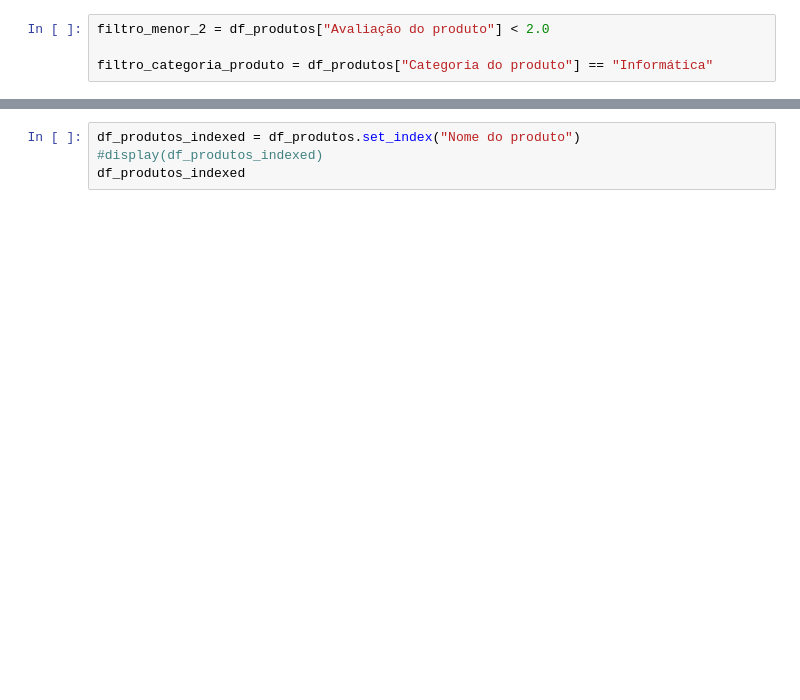
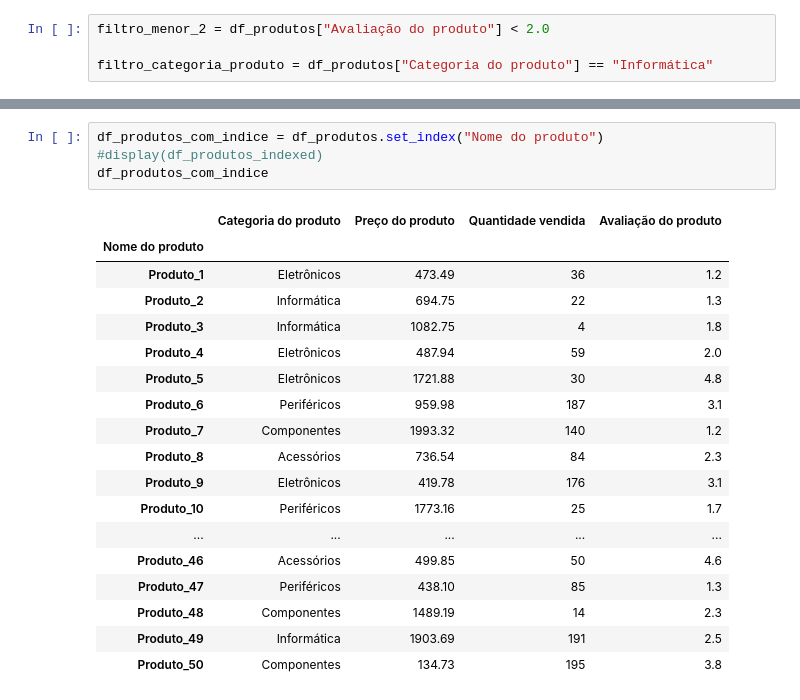
Before and after one commit to alxmart/Python_IA_Aplicada, a Jupyter notebook: Python_IA_Aplicada.ipynb, the cells around one changed output, grey strips where cells are left out. Drawn from its saved outputs; the diff is of its cells as text; blank space fills up the shorter version.

```diff
--- a/Python_IA_Aplicada.ipynb
+++ b/Python_IA_Aplicada.ipynb
@@ -1188,4 +1370,23 @@ df_produtos.iloc[43:]
 # %%
-df_produtos_indexed = df_produtos.set_index("Nome do produto")
+df_produtos_com_indice = df_produtos.set_index("Nome do produto")
 #display(df_produtos_indexed)
-df_produtos_indexed
+df_produtos_com_indice
+# %% [output]
+|  | Categoria do produto | Preço do produto | Quantidade vendida | Avaliação do produto |
+| Nome do produto |  |  |  |  |
+| Produto_1 | Eletrônicos | 473.49 | 36 | 1.2 |
+| Produto_2 | Informática | 694.75 | 22 | 1.3 |
+| Produto_3 | Informática | 1082.75 | 4 | 1.8 |
+| Produto_4 | Eletrônicos | 487.94 | 59 | 2.0 |
+| Produto_5 | Eletrônicos | 1721.88 | 30 | 4.8 |
+| Produto_6 | Periféricos | 959.98 | 187 | 3.1 |
+| Produto_7 | Componentes | 1993.32 | 140 | 1.2 |
+| Produto_8 | Acessórios | 736.54 | 84 | 2.3 |
+| Produto_9 | Eletrônicos | 419.78 | 176 | 3.1 |
+| Produto_10 | Periféricos | 1773.16 | 25 | 1.7 |
+| ... | ... | ... | ... | ... |
+| Produto_46 | Acessórios | 499.85 | 50 | 4.6 |
+| Produto_47 | Periféricos | 438.10 | 85 | 1.3 |
+| Produto_48 | Componentes | 1489.19 | 14 | 2.3 |
+| Produto_49 | Informática | 1903.69 | 191 | 2.5 |
+| Produto_50 | Componentes | 134.73 | 195 | 3.8 |
```
Also changed, not shown: parts of 32 cells of this notebook.
